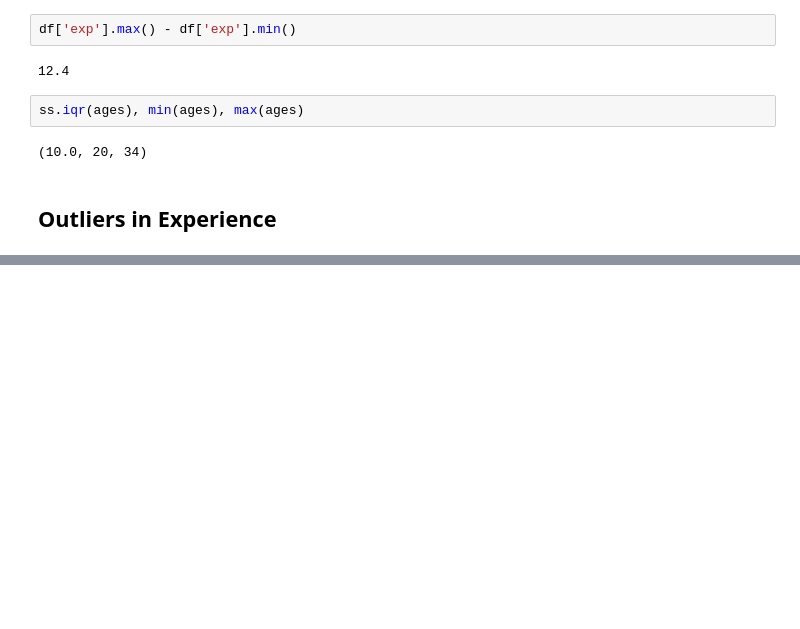
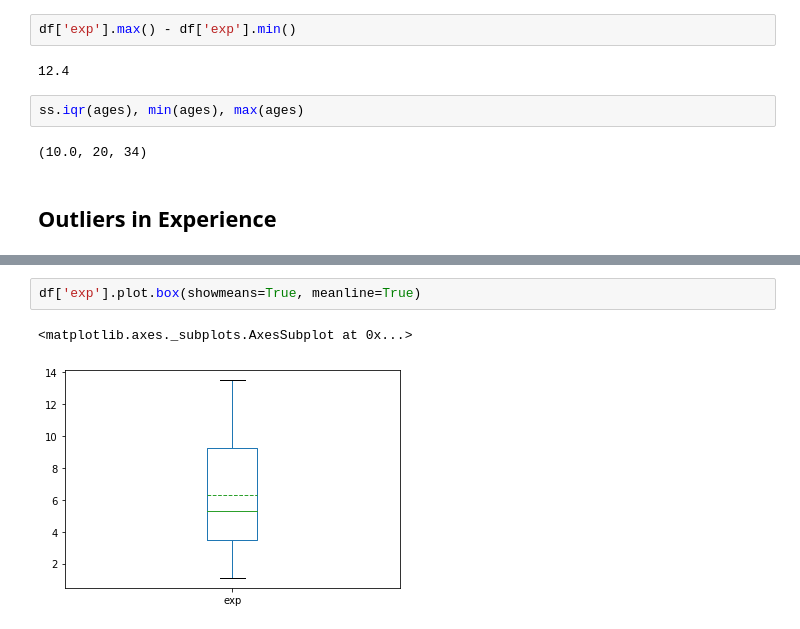
Before and after one commit to srikanthpragada/DS_06_APR_2020, a Jupyter notebook: stats_demo.ipynb, the cells around one changed output, grey strips where cells are left out. Saved outputs shown, nothing was run; the diff lists cells and outputs as text; blank space fills up the shorter version.

```diff
--- a/stats_demo.ipynb
+++ b/stats_demo.ipynb
@@ -111,0 +165,5 @@ pandas.core.series.Series
+# %%
+df['exp'].plot.box(showmeans=True, meanline=True)
+# %% [output]
+<matplotlib.axes._subplots.AxesSubplot at 0x...>
+[figure, added]
```
Also changed, not shown: parts of 23 cells of this notebook, 1 other file.
